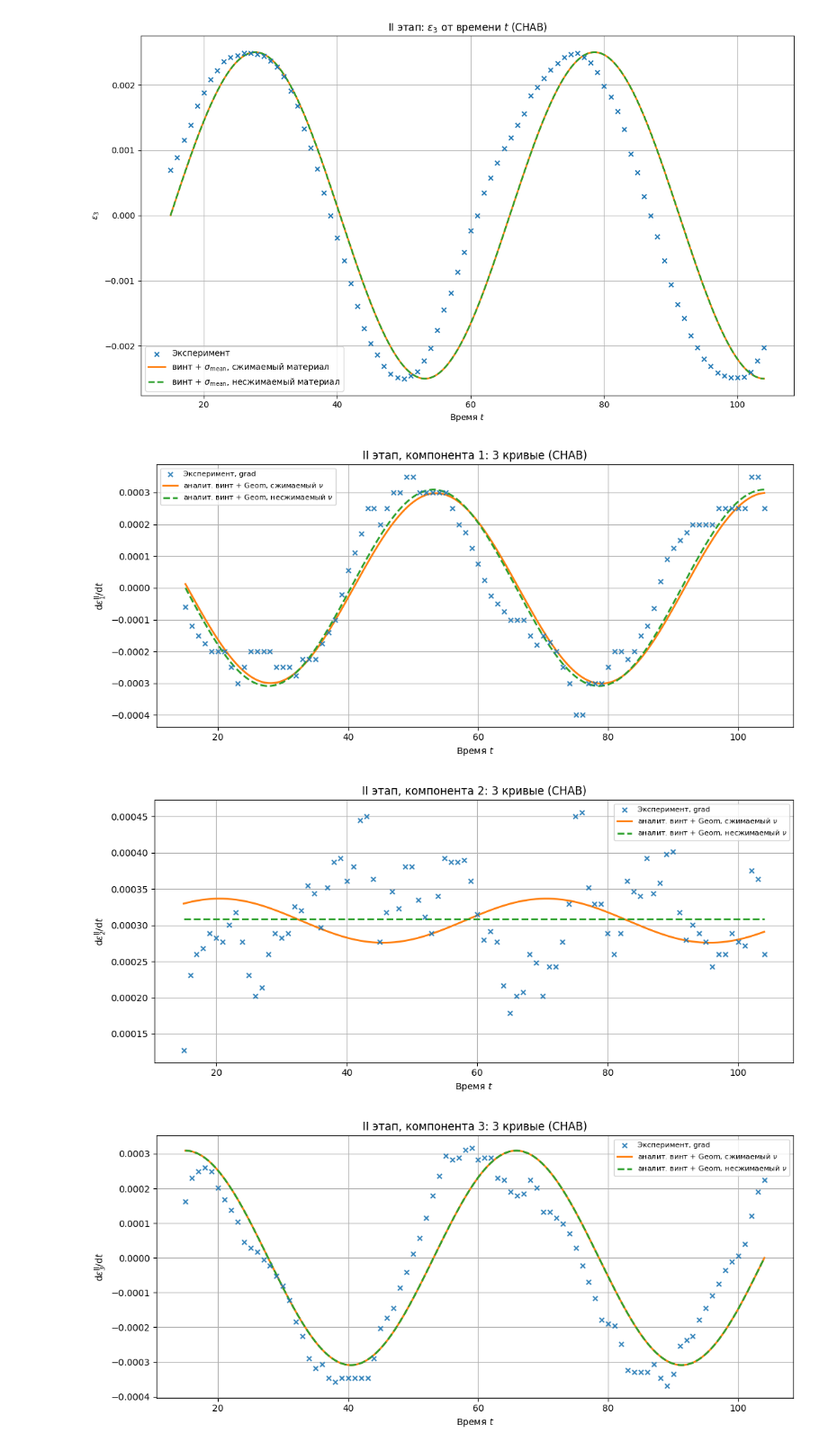
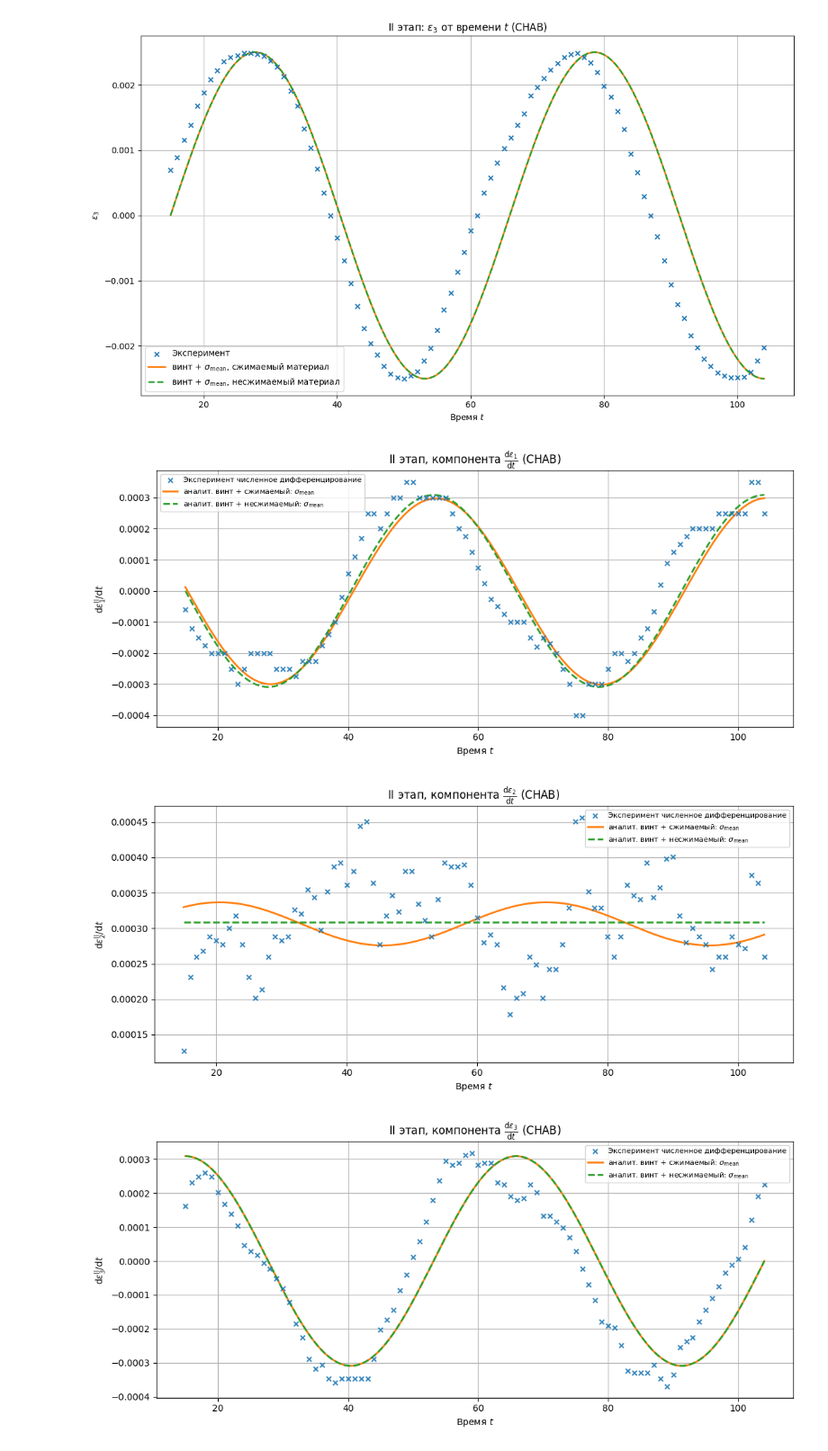
Before and after one commit to ArtemDos/complex_deformations, a Jupyter notebook: P29/experimental_vint/chab.ipynb, the cells around one changed output. Shown at 90% size. Cells and saved outputs as stored; diff of their text form; code cells hidden in the pictures.

```diff
--- a/P29/experimental_vint/chab.ipynb
+++ b/P29/experimental_vint/chab.ipynb
@@ -501,37 +480,37 @@ for k in (1, 2, 3):
     plt.scatter(
         t_ex,
         g_ex,
         c="C0",
         marker="x",
         s=26,
         alpha=0.9,
-        label="Эксперимент, grad",
+        label="Эксперимент численное дифференцирование",
         zorder=5,
     )
     plt.plot(
         t_plot,
         vk,
         "-",
         color="C1",
         lw=2,
-        label=r"аналит. винт + Geom, сжимаемый $\nu$",
+        label=r"аналит. винт + сжимаемый: $\sigma_{\mathrm{mean}}$",
     )
     plt.plot(
         t_plot,
         vki,
         "--",
         color="C2",
         lw=2,
-        label=r"аналит. винт + Geom, несжимаемый $\nu$",
+        label=r"аналит. винт + несжимаемый: $\sigma_{\mathrm{mean}}$",
     )
     plt.xlabel(r"Время $t$")
     plt.ylabel(rf"$\mathrm{{d}}\varepsilon_{{{k}}}^{{\mathrm{{Il}}}}/\mathrm{{d}}t$")
-    plt.title(rf"II этап, компонента {k}: 3 кривые ({model_name})")
+    plt.title(rf"II этап, компонента $\frac{{\mathrm{{d}}\varepsilon_{{{k}}}}}{{\mathrm{{d}}t}}$ ({model_name})")
     plt.grid(True)
     plt.legend(loc="best", fontsize=8)
     plt.tight_layout()
     plt.show()
 # %% [output]
-[figure, old version]
+[figure, new version]
-[figure, old version]
+[figure, new version]
-[figure, old version]
+[figure, new version]
```
Also changed, not shown: parts of 8 cells of this notebook.
